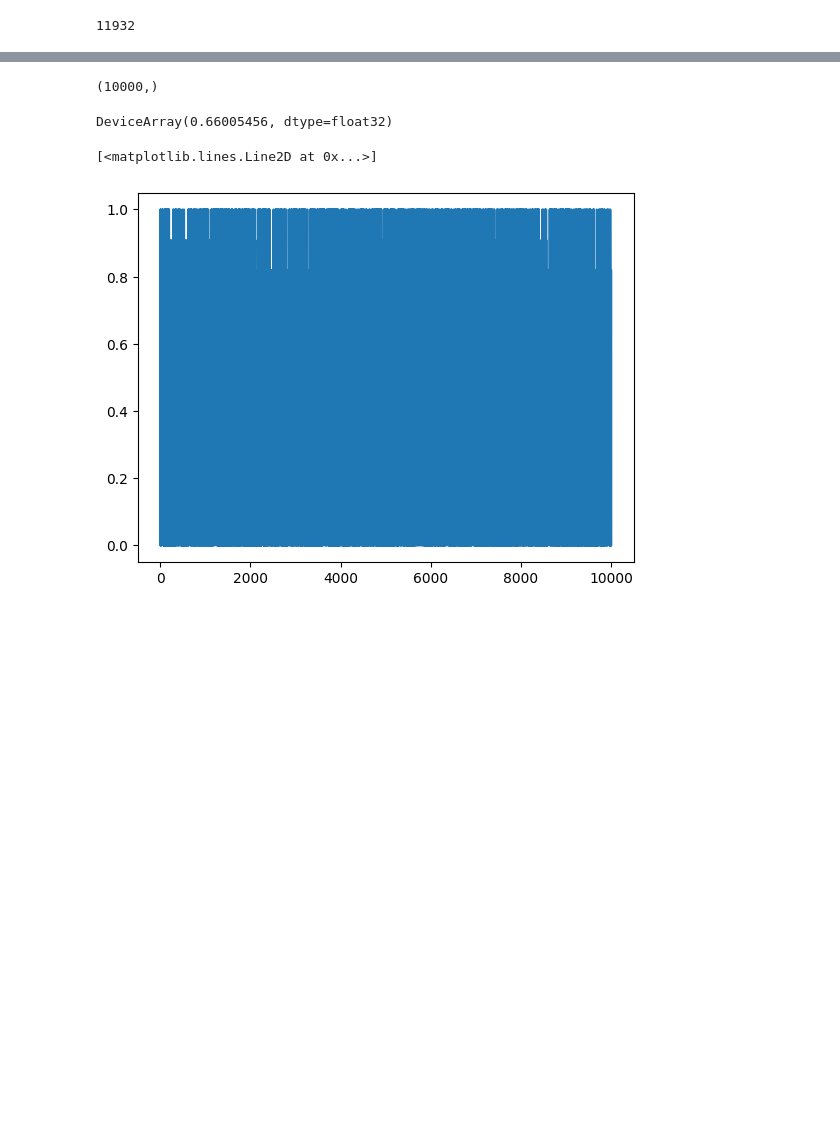
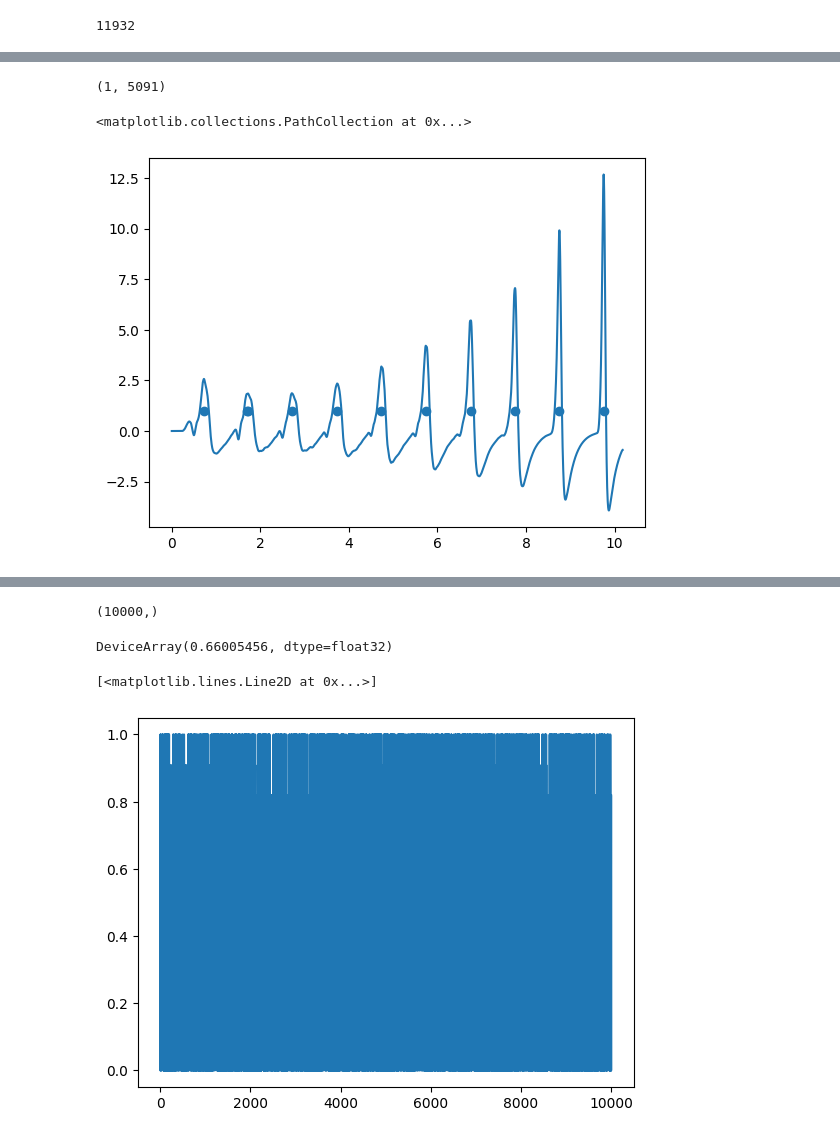
Before and after one commit to wilkieolin/phasor_jax, a Jupyter notebook: fashion test mlp.ipynb, the cells around one changed output, grey strips where cells are left out. Saved outputs shown, nothing was run; the diff lists cells and outputs as text; code cells hidden in the pictures; blank space fills up the shorter version.

```diff
--- a/fashion test mlp.ipynb
+++ b/fashion test mlp.ipynb
@@ -438,0 +271,4 @@ array([[[-0.04,  0.  ,  0.  , ...,  0.02,  0.  ,  0.  ],
+# %%
+field0.y.shape
+# %% [output]
+(1, 5091)
@@ -438,0 +277,22 @@ array([[[-0.04,  0.  ,  0.  , ...,  0.02,  0.  ,  0.  ],
+# %%
+def smooth_diff(field: ODESolution, sigma: float = 1.0, t_step: float = 0.01):
+    v = field.y
+    dv = np.diff(v, axis=1) / t_step
+    dv = gaussian_filter1d(dv, sigma)
+    t = field.t[0:-1] + t_step / 2.0
+    soln = ODESolution()
+    soln.y = dv
+    soln.t = t
+    return soln
+# %%
+df0 = smooth_diff(field0, sigma=5)
+# %%
+dt0 = find_spikes(df0, trains[0].offset, complex=False, threshold=1)
+# %%
+plt.plot(df0.t, df0.y.transpose())
+#plt.plot(df1.t, df1.y.transpose())
+plt.scatter(dt0.times, np.ones_like(dt0.times))
+#plt.scatter(dt1.times, 2*np.ones_like(dt1.times))
+# %% [output]
+<matplotlib.collections.PathCollection at 0x...>
+[figure, added]
```
Also changed, not shown: parts of 54 cells of this notebook, 7 other files.
